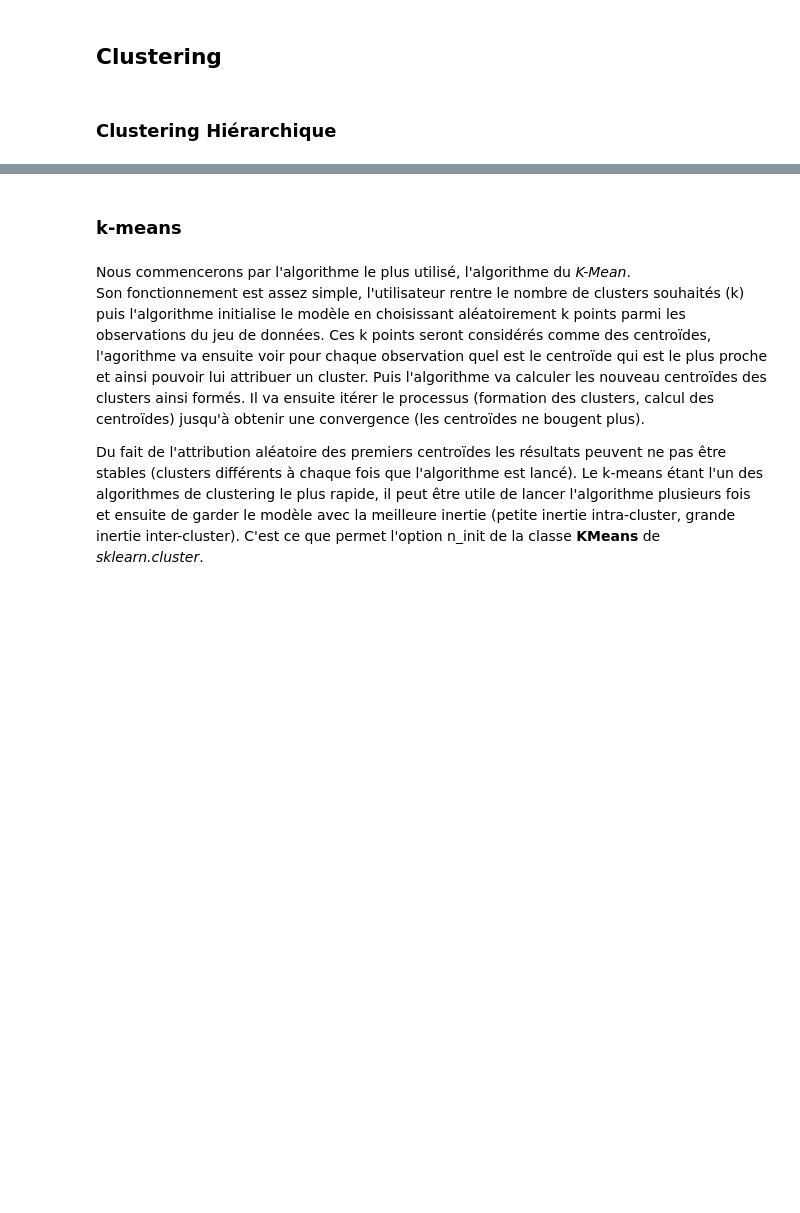
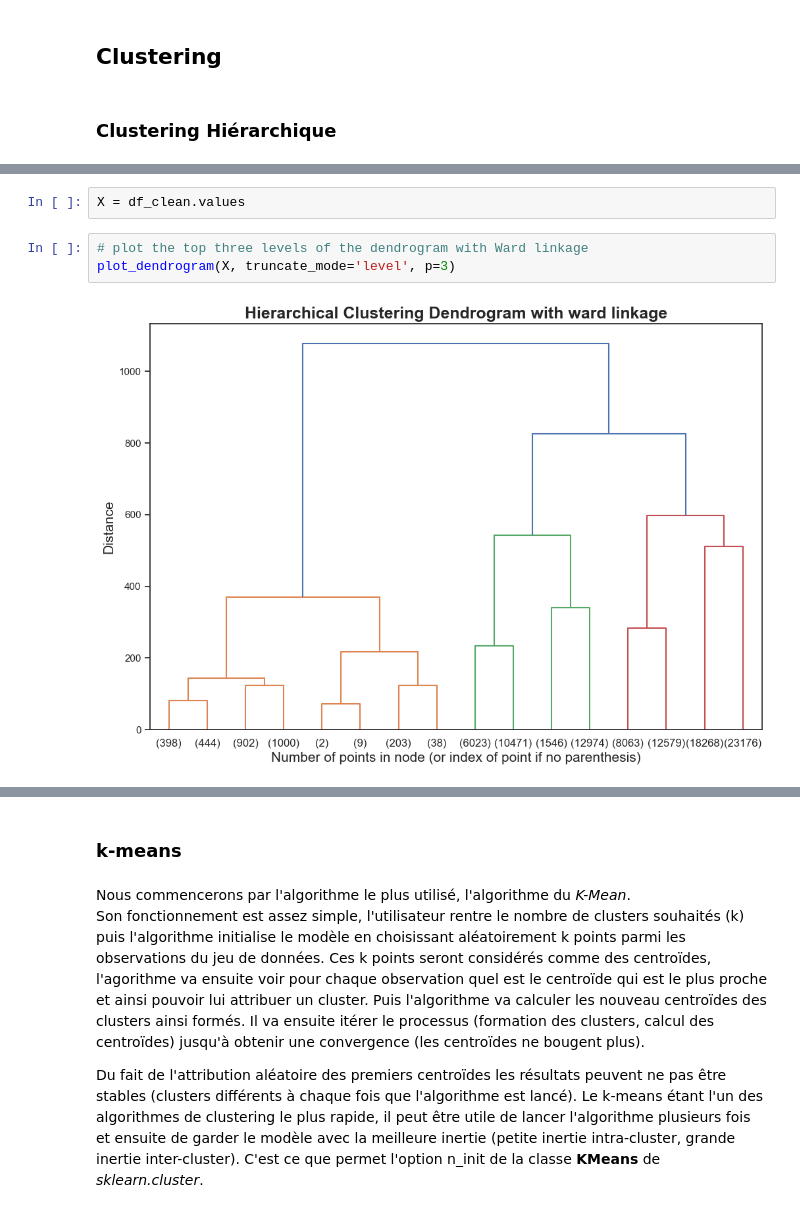
Before and after one commit to Pierre-Eloi/OC_DS_Project5, a Jupyter notebook: Project5_Data_Clustering.ipynb, the cells around one changed output, grey strips where cells are left out. Cells and saved outputs as stored; diff of their text form; blank space fills up the shorter version.

```diff
--- a/Project5_Data_Clustering.ipynb
+++ b/Project5_Data_Clustering.ipynb
@@ -146,0 +167,7 @@ Le choix de l'algorithme se fera sur la *stabilité* des clusters, déterminé
+# %%
+X = df_clean.values
+# %%
+# plot the top three levels of the dendrogram with Ward linkage
+plot_dendrogram(X, truncate_mode='level', p=3)
+# %% [output]
+[figure, added]
```
Also changed, not shown: parts of 15 cells of this notebook.
